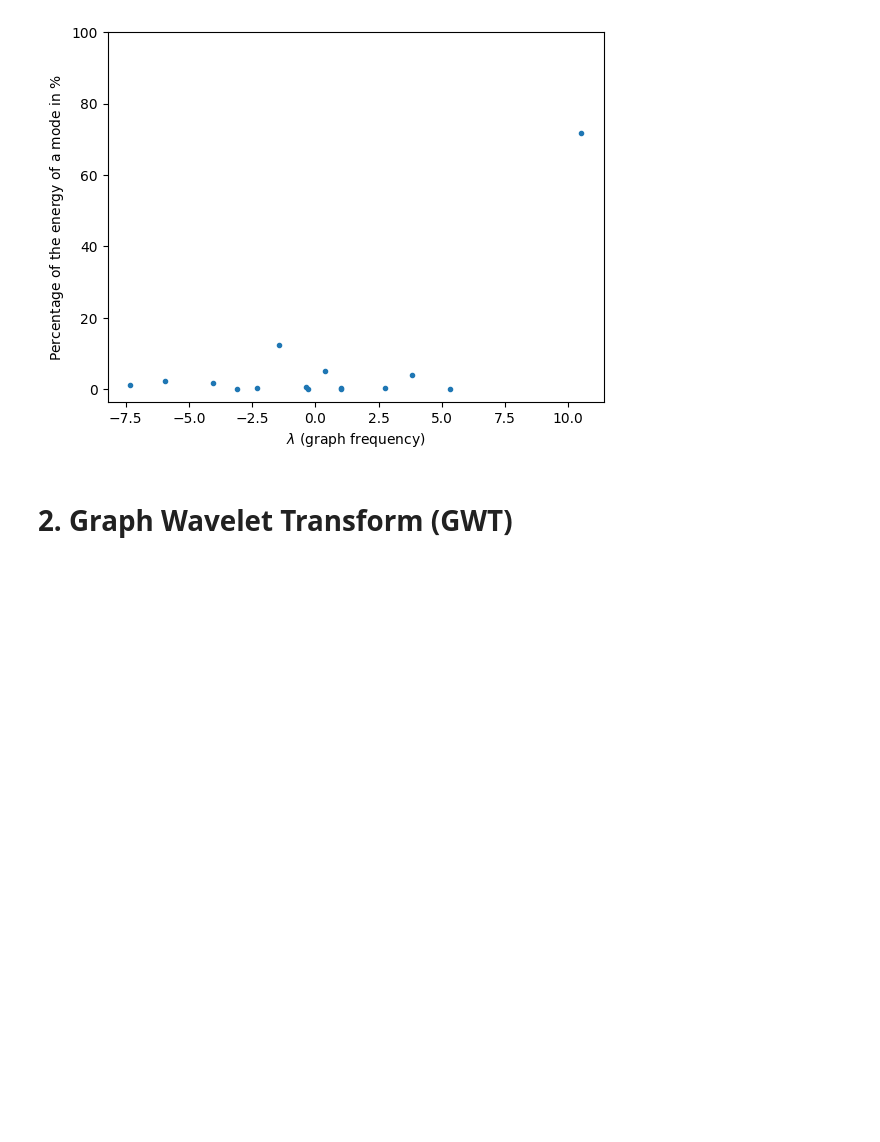
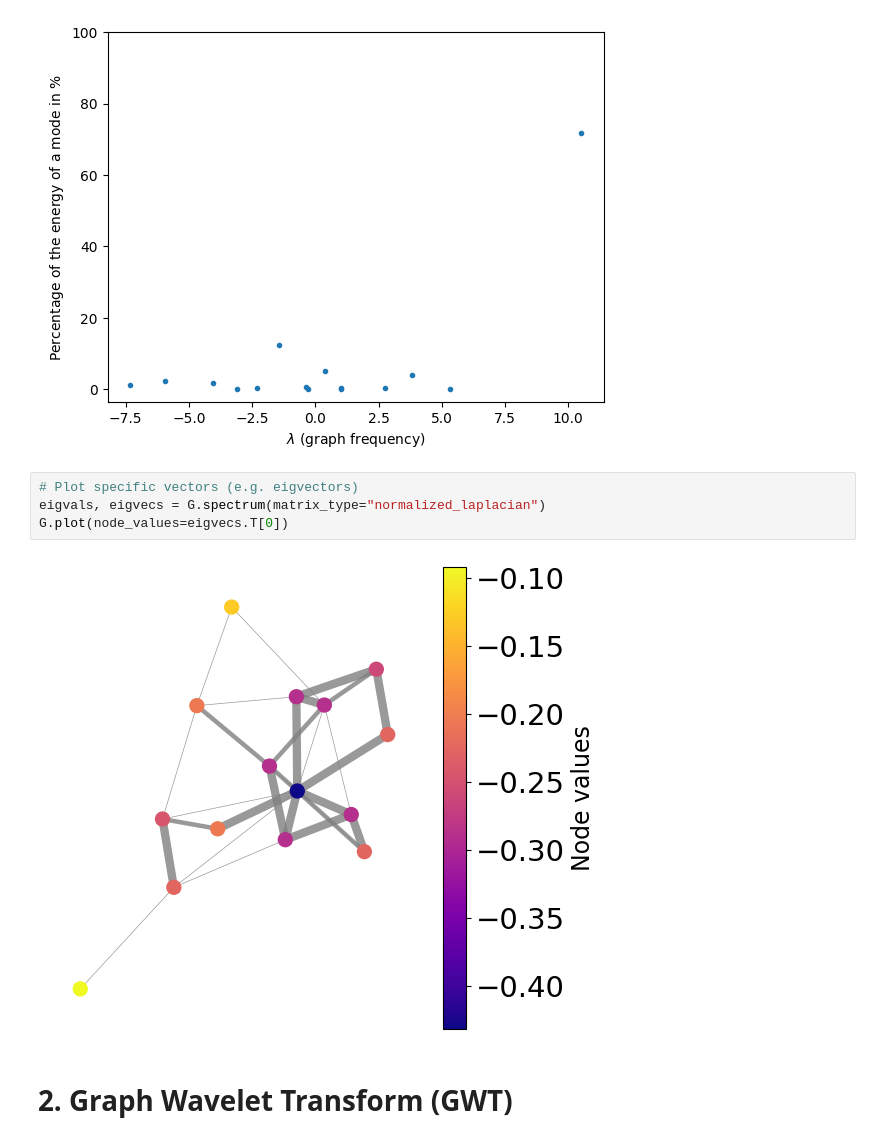
Before and after one commit to LCR05/Graph-Signal-Processing-and-its-Applications-to-Anomaly-Detection-and-Classification, a Jupyter notebook: notebooks/01Theory.ipynb, the cells around one changed output. Drawn from its saved outputs; the diff is of its cells as text; blank space fills up the shorter version.

```diff
--- a/notebooks/01Theory.ipynb
+++ b/notebooks/01Theory.ipynb
@@ -91,6 +77,12 @@ G.plot_spectral_energy(signal=nodes, matrix_type="adjacency")
 # %% [output]
 Spectral energy of first 3 modes: 0.7602336377261455
 [figure]
+# %%
+# Plot specific vectors (e.g. eigvectors)
+eigvals, eigvecs = G.spectrum(matrix_type="normalized_laplacian")
+G.plot(node_values=eigvecs.T[0])
+# %% [output]
+[figure, added]
 # %% [markdown]
 # 2. Graph Wavelet Transform (GWT)
 # %% [markdown]
```
Also changed, not shown: parts of 1 cell of this notebook, 3 other files.
